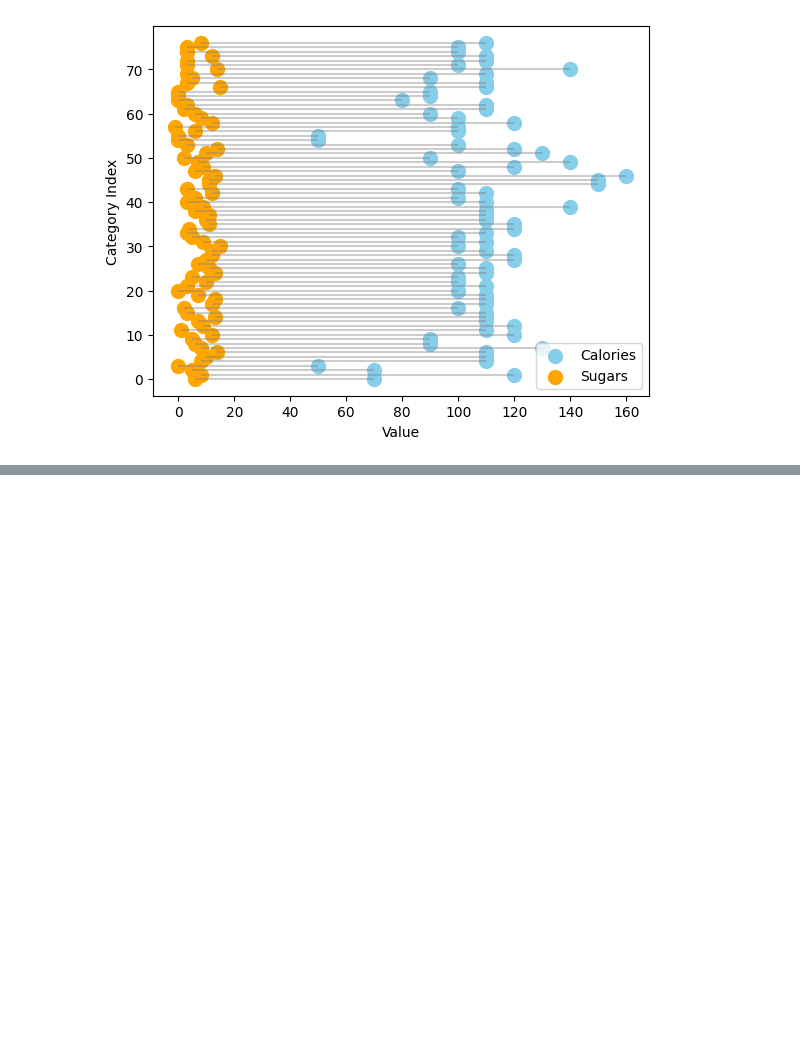
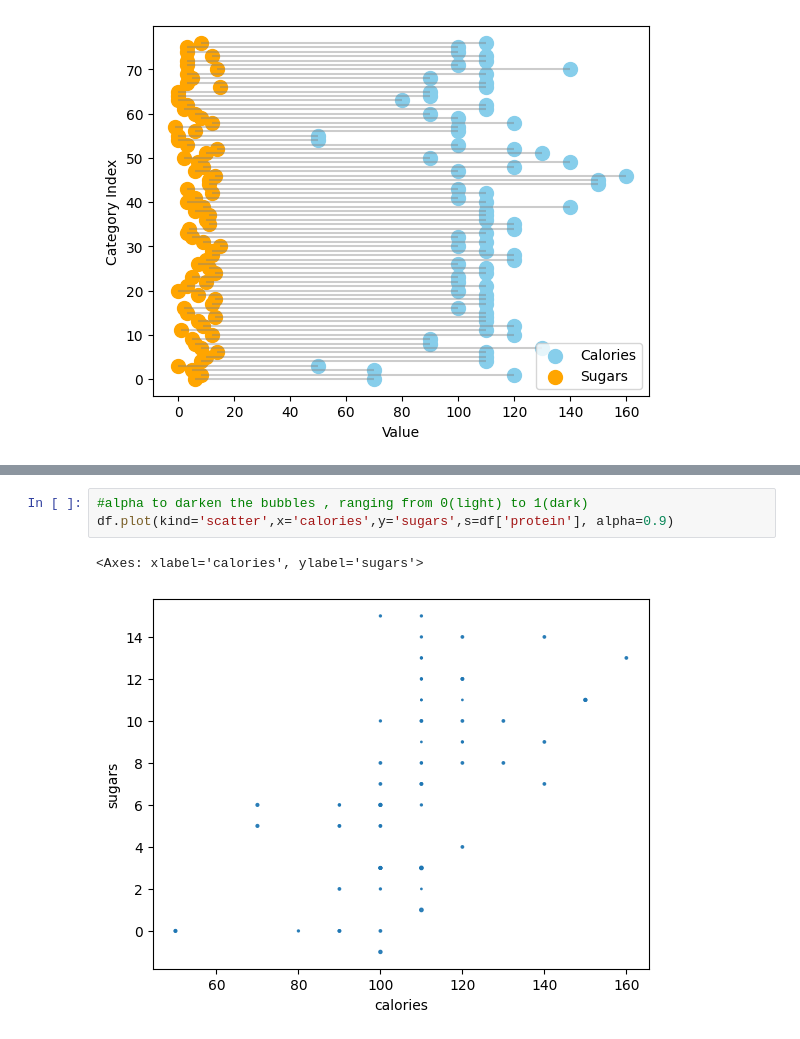
Before and after one commit to Sru-j/daily_lab_activities, a Jupyter notebook: box_plot_mine.ipynb, the cells around one changed output, grey strips where cells are left out. Cells and saved outputs as stored; diff of their text form; blank space fills up the shorter version.

```diff
--- a/box_plot_mine.ipynb
+++ b/box_plot_mine.ipynb
@@ -347,0 +355,6 @@ plt.show()
+# %%
+#alpha to darken the bubbles , ranging from 0(light) to 1(dark)
+df.plot(kind='scatter',x='calories',y='sugars',s=df['protein'], alpha=0.9)
+# %% [output]
+<Axes: xlabel='calories', ylabel='sugars'>
+[figure, added]
```
Also changed, not shown: parts of 2 cells of this notebook.
